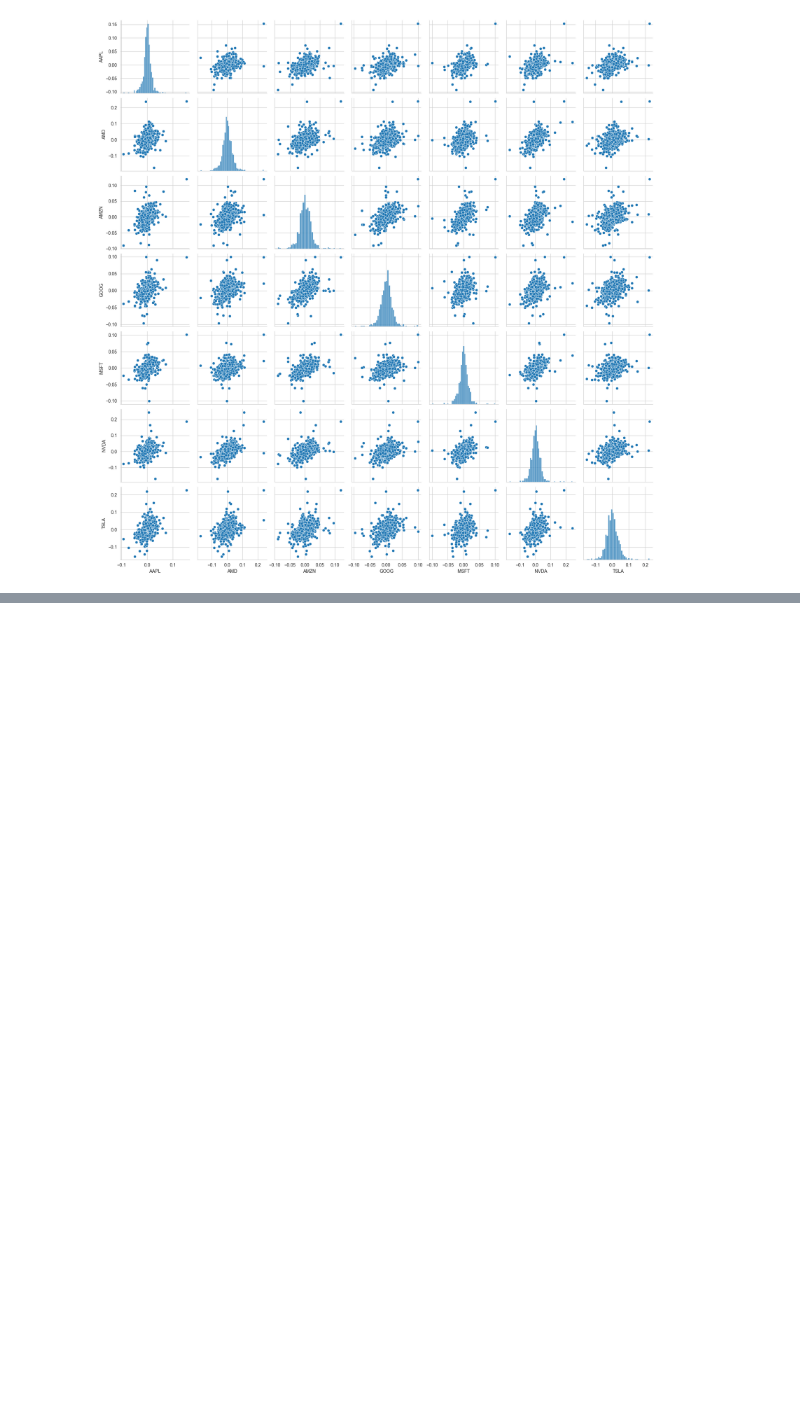
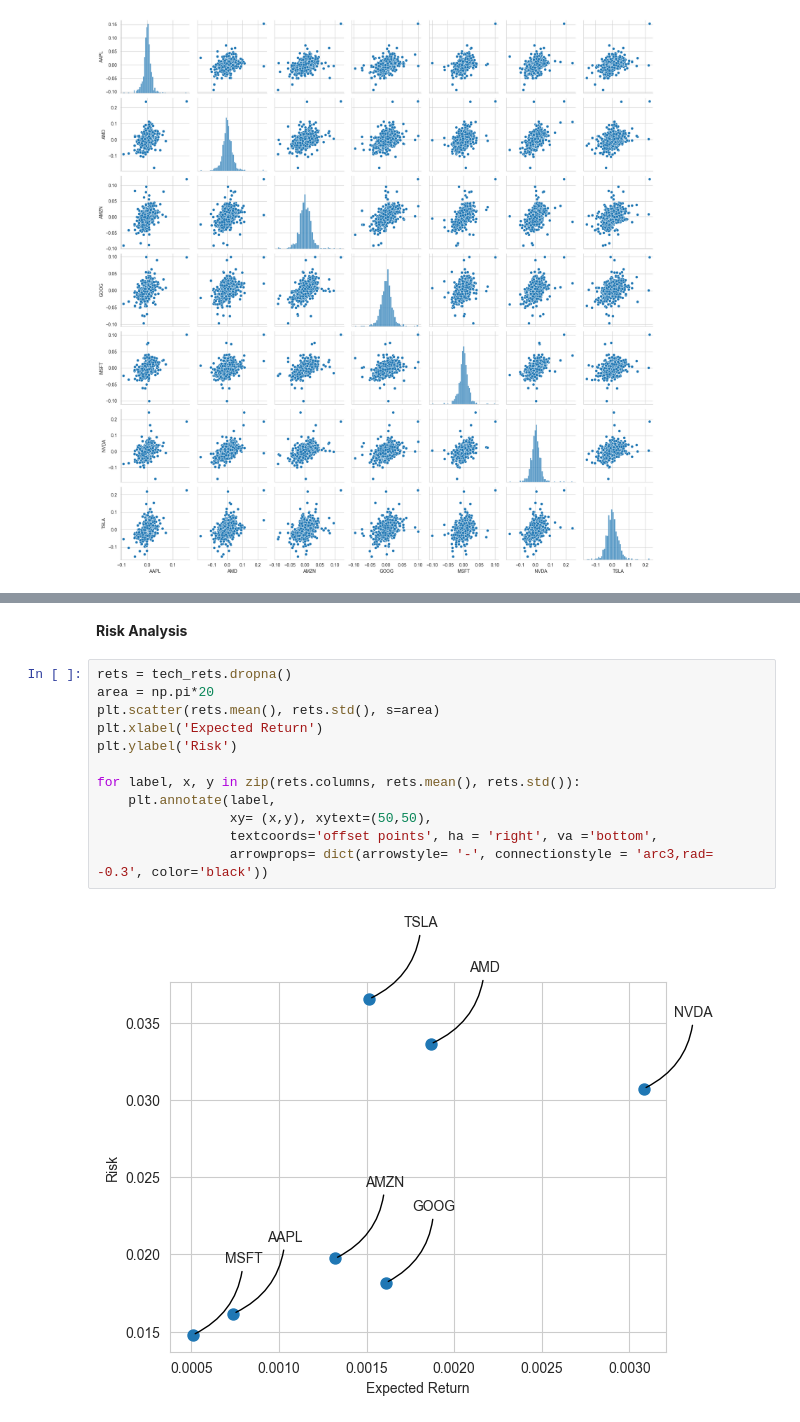
Before and after one commit to Alpiexta/Stock-price-Analysis, a Jupyter notebook: stock-analysis.ipynb, the cells around one changed output, grey strips where cells are left out. Drawn from its saved outputs; the diff is of its cells as text; blank space fills up the shorter version.

Commit message:
Analysis completed + Readme file analysis

```diff
--- a/stock-analysis.ipynb
+++ b/stock-analysis.ipynb
@@ -126,0 +151,16 @@ sns.pairplot(tech_rets.dropna())
+# %% [markdown]
+**Risk Analysis**
+# %%
+rets = tech_rets.dropna()
+area = np.pi*20
+plt.scatter(rets.mean(), rets.std(), s=area)
+plt.xlabel('Expected Return')
+plt.ylabel('Risk')
+
+for label, x, y in zip(rets.columns, rets.mean(), rets.std()):
+    plt.annotate(label,
+                 xy= (x,y), xytext=(50,50),
+                 textcoords='offset points', ha = 'right', va ='bottom',
+                 arrowprops= dict(arrowstyle= '-', connectionstyle = 'arc3,rad= -0.3', color='black'))
+# %% [output]
+[figure, added]
```
Also changed, not shown: parts of 23 cells of this notebook, 1 other file.
